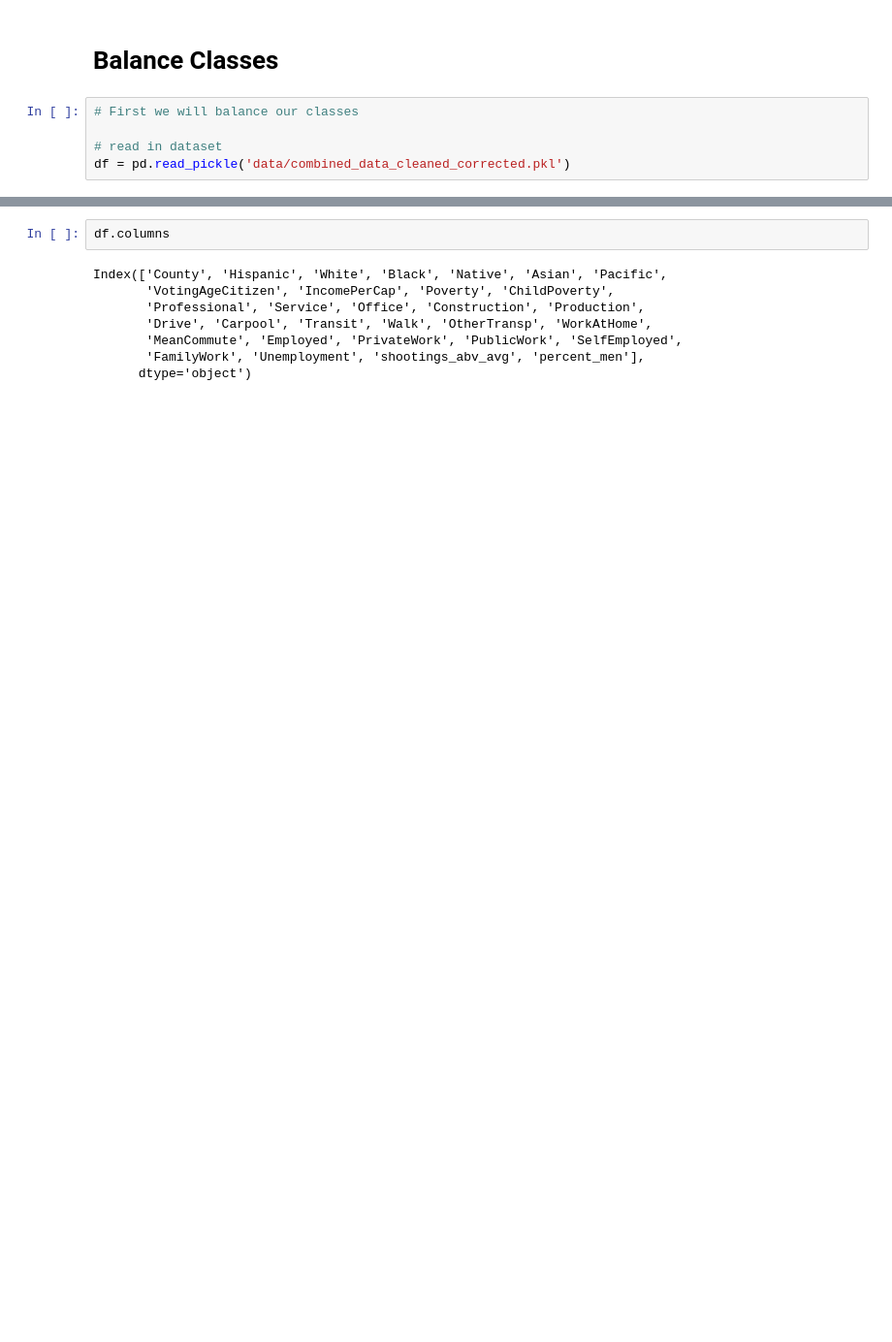
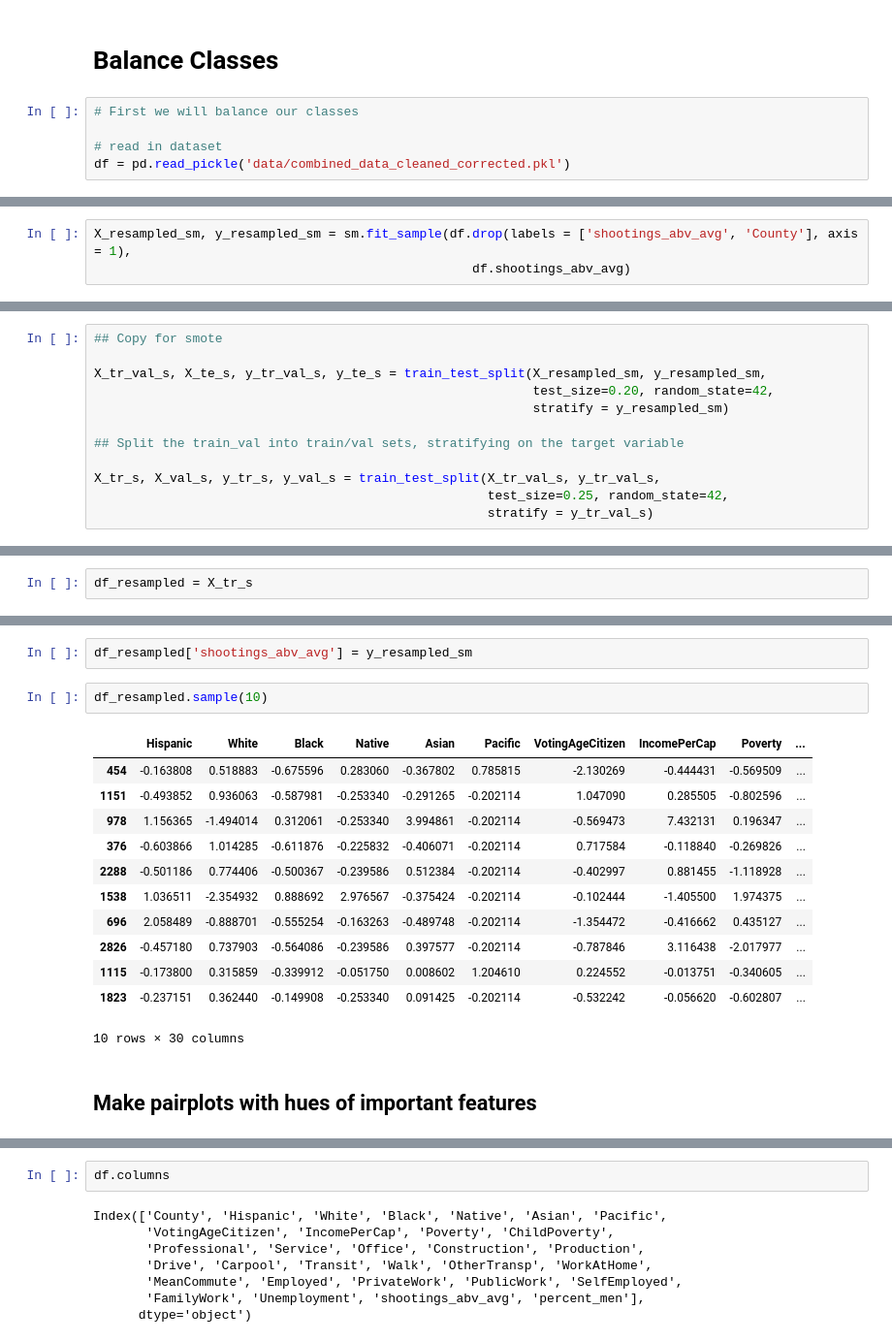
Before and after one commit to danielwilentz/Predicting-Police-Shootings, a Jupyter notebook: balance_and_partition_datasets.ipynb, the cells around one changed output, grey strips where cells are left out. Shown at 97% size. Cells and saved outputs as stored; diff of their text form; blank space fills up the shorter version.

```diff
--- a/balance_and_partition_datasets.ipynb
+++ b/balance_and_partition_datasets.ipynb
@@ -44,0 +83,3 @@ Name: shootings_abv_avg, dtype: float64
+# %%
+X_resampled_sm, y_resampled_sm = sm.fit_sample(df.drop(labels = ['shootings_abv_avg', 'County'], axis = 1),
+                                                  df.shootings_abv_avg)
@@ -44,0 +142,12 @@ Name: shootings_abv_avg, dtype: float64
+# %%
+## Copy for smote
+
+X_tr_val_s, X_te_s, y_tr_val_s, y_te_s = train_test_split(X_resampled_sm, y_resampled_sm,
+                                                          test_size=0.20, random_state=42,
+                                                          stratify = y_resampled_sm)
+
+## Split the train_val into train/val sets, stratifying on the target variable
+
+X_tr_s, X_val_s, y_tr_s, y_val_s = train_test_split(X_tr_val_s, y_tr_val_s,
+                                                    test_size=0.25, random_state=42,
+                                                    stratify = y_tr_val_s)
@@ -44,0 +205,2 @@ Name: shootings_abv_avg, dtype: float64
+# %%
+df_resampled = X_tr_s
@@ -44,0 +217,19 @@ Name: shootings_abv_avg, dtype: float64
+# %%
+df_resampled['shootings_abv_avg'] = y_resampled_sm
+# %%
+df_resampled.sample(10)
+# %% [output]
+|  | Hispanic | White | Black | Native | Asian | Pacific | VotingAgeCitizen | IncomePerCap | Poverty | ... |
+| 454 | -0.163808 | 0.518883 | -0.675596 | 0.283060 | -0.367802 | 0.785815 | -2.130269 | -0.444431 | -0.569509 | ... |
+| 1151 | -0.493852 | 0.936063 | -0.587981 | -0.253340 | -0.291265 | -0.202114 | 1.047090 | 0.285505 | -0.802596 | ... |
+| 978 | 1.156365 | -1.494014 | 0.312061 | -0.253340 | 3.994861 | -0.202114 | -0.569473 | 7.432131 | 0.196347 | ... |
+| 376 | -0.603866 | 1.014285 | -0.611876 | -0.225832 | -0.406071 | -0.202114 | 0.717584 | -0.118840 | -0.269826 | ... |
+| 2288 | -0.501186 | 0.774406 | -0.500367 | -0.239586 | 0.512384 | -0.202114 | -0.402997 | 0.881455 | -1.118928 | ... |
+| 1538 | 1.036511 | -2.354932 | 0.888692 | 2.976567 | -0.375424 | -0.202114 | -0.102444 | -1.405500 | 1.974375 | ... |
+| 696 | 2.058489 | -0.888701 | -0.555254 | -0.163263 | -0.489748 | -0.202114 | -1.354472 | -0.416662 | 0.435127 | ... |
+| 2826 | -0.457180 | 0.737903 | -0.564086 | -0.239586 | 0.397577 | -0.202114 | -0.787846 | 3.116438 | -2.017977 | ... |
+| 1115 | -0.173800 | 0.315859 | -0.339912 | -0.051750 | 0.008602 | 1.204610 | 0.224552 | -0.013751 | -0.340605 | ... |
+| 1823 | -0.237151 | 0.362440 | -0.149908 | -0.253340 | 0.091425 | -0.202114 | -0.532242 | -0.056620 | -0.602807 | ... |
+10 rows × 30 columns
+# %% [markdown]
+## Make pairplots with hues of important features
```
Also changed, not shown: parts of 57 cells of this notebook, 53 other files.
